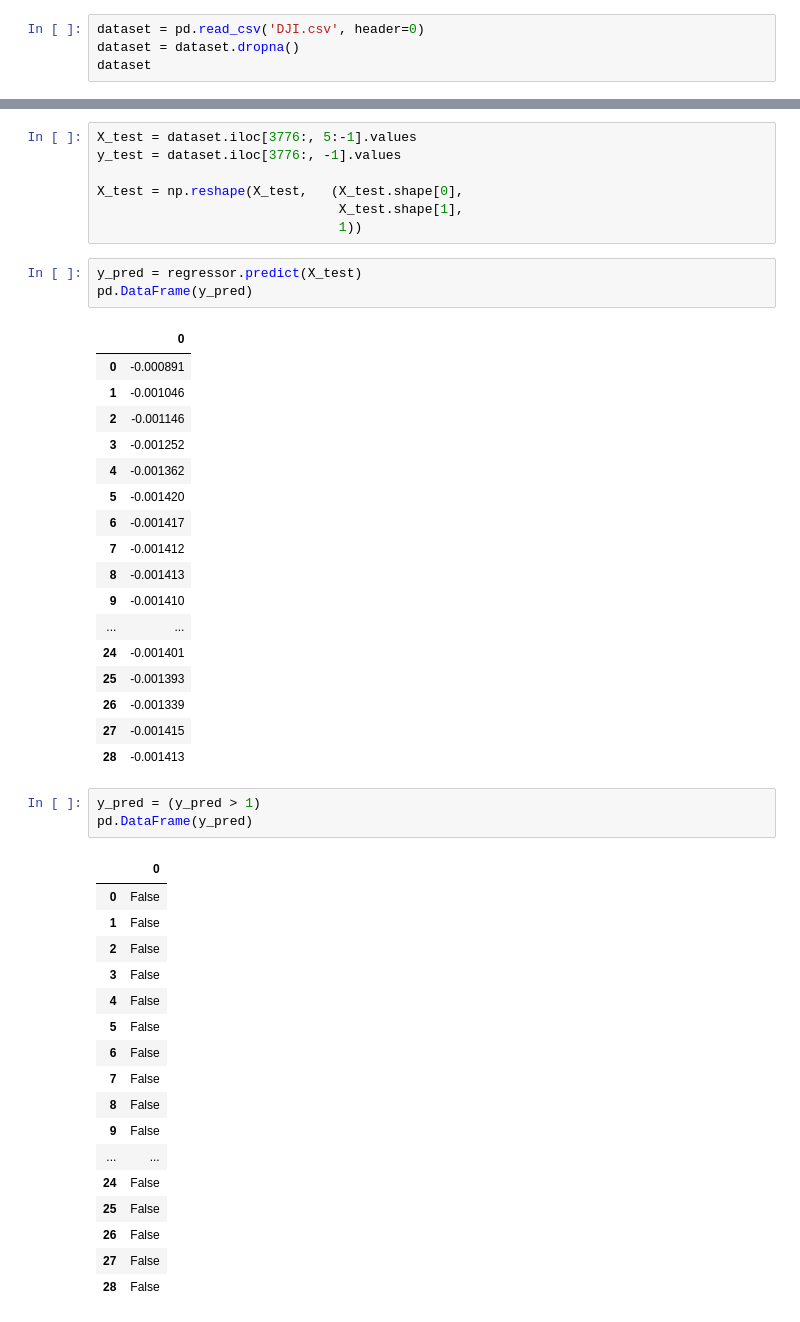
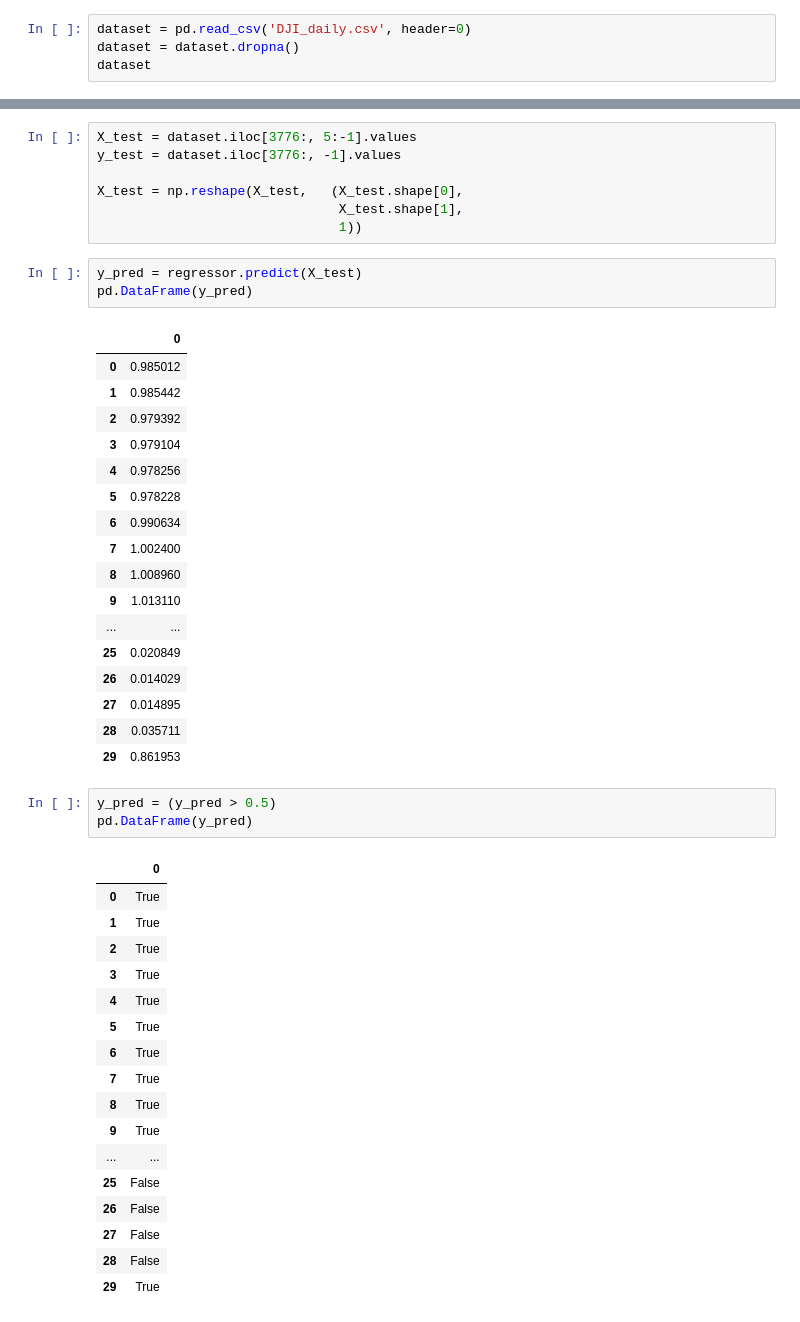
Before and after one commit to ShirleyTSLiu/Project, a Jupyter notebook: KD_prediction.ipynb, the cells around one changed output, grey strips where cells are left out. Drawn from its saved outputs; the diff is of its cells as text.

```diff
--- a/KD_prediction.ipynb
+++ b/KD_prediction.ipynb
@@ -7,7 +7,7 @@ import matplotlib.pyplot as plt
 # %% [markdown]
 Load data
 # %%
-dataset = pd.read_csv('DJI.csv', header=0)
+dataset = pd.read_csv('DJI_daily.csv', header=0)
 dataset = dataset.dropna()
 dataset
 # %% [output]
@@ -232,40 +234,40 @@ y_pred = regressor.predict(X_test)
 pd.DataFrame(y_pred)
 # %% [output]
 |  | 0 |
-| 0 | -0.000891 |
-| 1 | -0.001046 |
-| 2 | -0.001146 |
-| 3 | -0.001252 |
-| 4 | -0.001362 |
-| 5 | -0.001420 |
-| 6 | -0.001417 |
-| 7 | -0.001412 |
-| 8 | -0.001413 |
-| 9 | -0.001410 |
+| 0 | 0.985012 |
+| 1 | 0.985442 |
+| 2 | 0.979392 |
+| 3 | 0.979104 |
+| 4 | 0.978256 |
+| 5 | 0.978228 |
+| 6 | 0.990634 |
+| 7 | 1.002400 |
+| 8 | 1.008960 |
+| 9 | 1.013110 |
 | ... | ... |
-| 24 | -0.001401 |
-| 25 | -0.001393 |
-| 26 | -0.001339 |
-| 27 | -0.001415 |
-| 28 | -0.001413 |
+| 25 | 0.020849 |
+| 26 | 0.014029 |
+| 27 | 0.014895 |
+| 28 | 0.035711 |
+| 29 | 0.861953 |
 # %%
-y_pred = (y_pred > 1)
+y_pred = (y_pred > 0.5)
 pd.DataFrame(y_pred)
 # %% [output]
 |  | 0 |
-| 0 | False |
-| 1 | False |
-| 2 | False |
-| 3 | False |
-| 4 | False |
-| 5 | False |
-| 6 | False |
-| 7 | False |
-| 8 | False |
-| 9 | False |
+| 0 | True |
+| 1 | True |
+| 2 | True |
+| 3 | True |
+| 4 | True |
+| 5 | True |
+| 6 | True |
+| 7 | True |
+| 8 | True |
+| 9 | True |
 | ... | ... |
-| 24 | False |
 | 25 | False |
 | 26 | False |
 | 27 | False |
 | 28 | False |
+| 29 | True |
```
Also changed, not shown: parts of 8 cells of this notebook, 2 other files.
